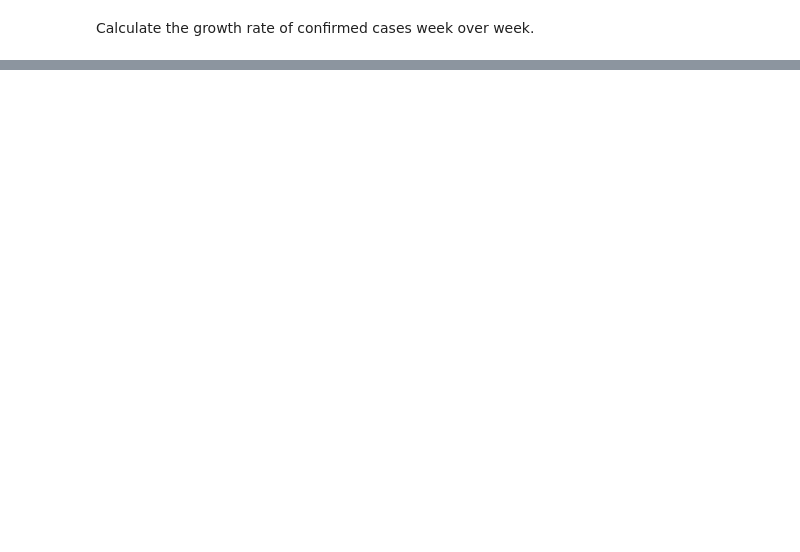
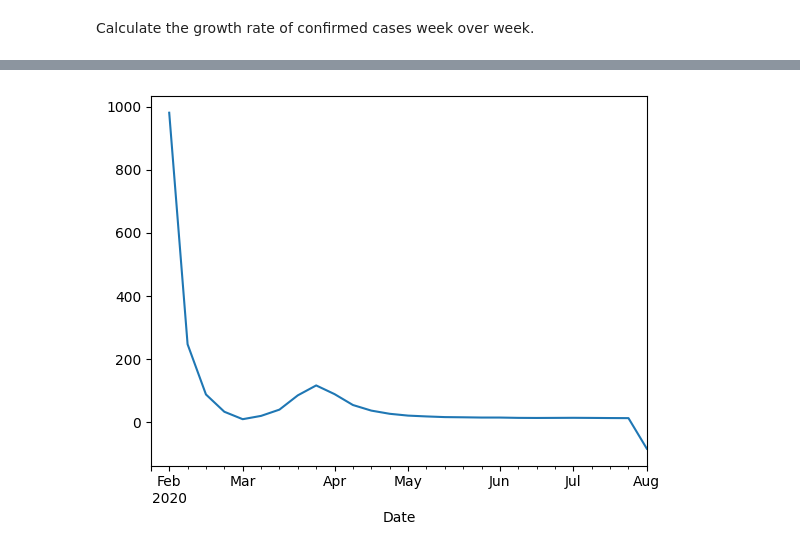
Before and after one commit to akxiit/Normal-Data-Visulization, a Jupyter notebook: notebooks/Covid-19/Day-wise.ipynb, the cells around one changed output, grey strips where cells are left out. Cells and saved outputs as stored; diff of their text form; code cells hidden in the pictures; blank space fills up the shorter version.

```diff
--- a/notebooks/Covid-19/Day-wise.ipynb
+++ b/notebooks/Covid-19/Day-wise.ipynb
@@ -104,0 +106,21 @@ ValueError: cannot insert level_0, already exists
+# %%
+# Reset the index to access the 'Date' column
+df.reset_index(inplace=True)
+
+# Ensure the 'Date' column is in datetime format
+df['Date'] = pd.to_datetime(df['Date'])
+
+# Set the 'Date' column as the index
+df.set_index('Date', inplace=True)
+
+# Resample the data to get weekly cases
+weekly_cases = df['Confirmed'].resample('W').sum()
+
+# Calculate the weekly growth rate
+weekly_growth_rate = weekly_cases.pct_change() * 100
+
+weekly_growth_rate.plot()
+
+df.reset_index(inplace=True)
+# %% [output]
+[figure, added]
```
Also changed, not shown: parts of 4 cells of this notebook.
